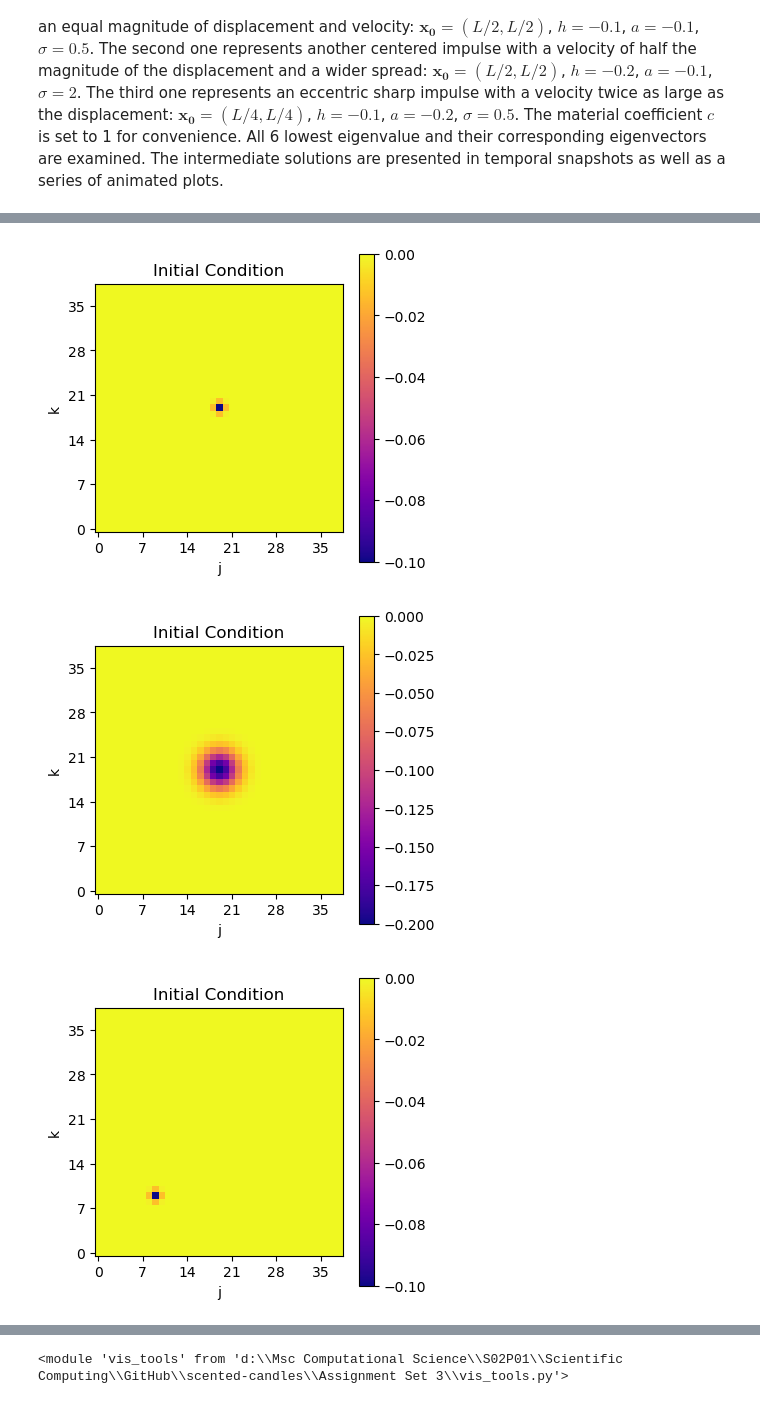
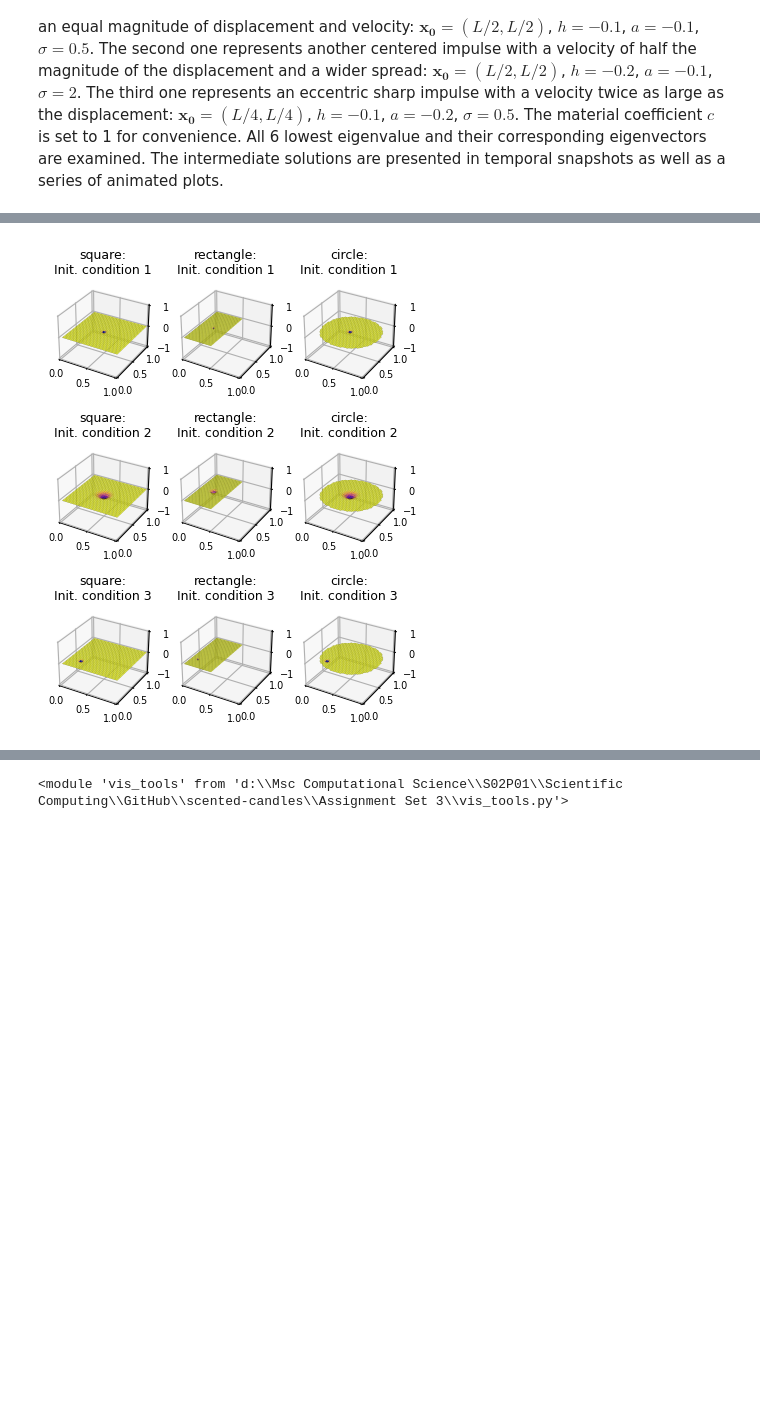
Before and after one commit to mboyan/scented-candles, a Jupyter notebook: Assignment Set 3/AssignmentSet3.ipynb, the cells around one changed output, grey strips where cells are left out. Cells and saved outputs as stored; diff of their text form; code cells hidden in the pictures; blank space fills up the shorter version.

```diff
--- a/Assignment Set 3/AssignmentSet3.ipynb
+++ b/Assignment Set 3/AssignmentSet3.ipynb
@@ -384,30 +384,30 @@ reload(vis)
 # %%
 # Simulation setup
 L = 1
 N = 40
 dx = 1 / N
 N_ys = [N, 2*N, N]
 
 ts = np.linspace(0, 1, 101)
 
 # Initial condition parameters
 h_s = [-0.1, -0.2, -0.1]
 a_s = [-0.1, -0.1, -0.2]
 sigmas = [0.5, 2, 0.5]
 
 init_amps = []
 init_vels = []
 for i in range(len(setups['names'])):
     x0s = [np.array(((N-2)//2,(N_ys[i]-2)//2)), np.array(((N-2)//2,(N_ys[i]-2)//2)), np.array(((N-2)//4,(N_ys[i]-2)//4))]
     init_amps_bndry = np.empty((3, lattice_coords_shapes[i].shape[0]))
     init_vels_bndry = np.empty((3, lattice_coords_shapes[i].shape[0]))
     for j in range(3):
         init_amps_bndry[j] = sv.construct_init_condition_gaussian(h_s[j], x0s[j], sigmas[j], lattice_coords_shapes[i])
         init_vels_bndry[j] = sv.construct_init_condition_gaussian(a_s[j], x0s[j], sigmas[j], lattice_coords_shapes[i])
-        vis.plot_init_condition(lattice_coords_shapes[i], init_amps_bndry[j])
+        # vis.plot_init_condition(lattice_coords_shapes[i], init_amps_bndry[j])
     init_amps.append(init_amps_bndry)
     init_vels.append(init_vels_bndry)
+
+vis.plot_init_condition_3D_multiple(lattice_coords_shapes, init_amps, setups['names'])
 # %% [output]
-[figure, old version]
+[figure, new version]
-[figure, removed]
-[figure, removed]
```
Also changed, not shown: parts of 4 cells of this notebook, 2 other files.
